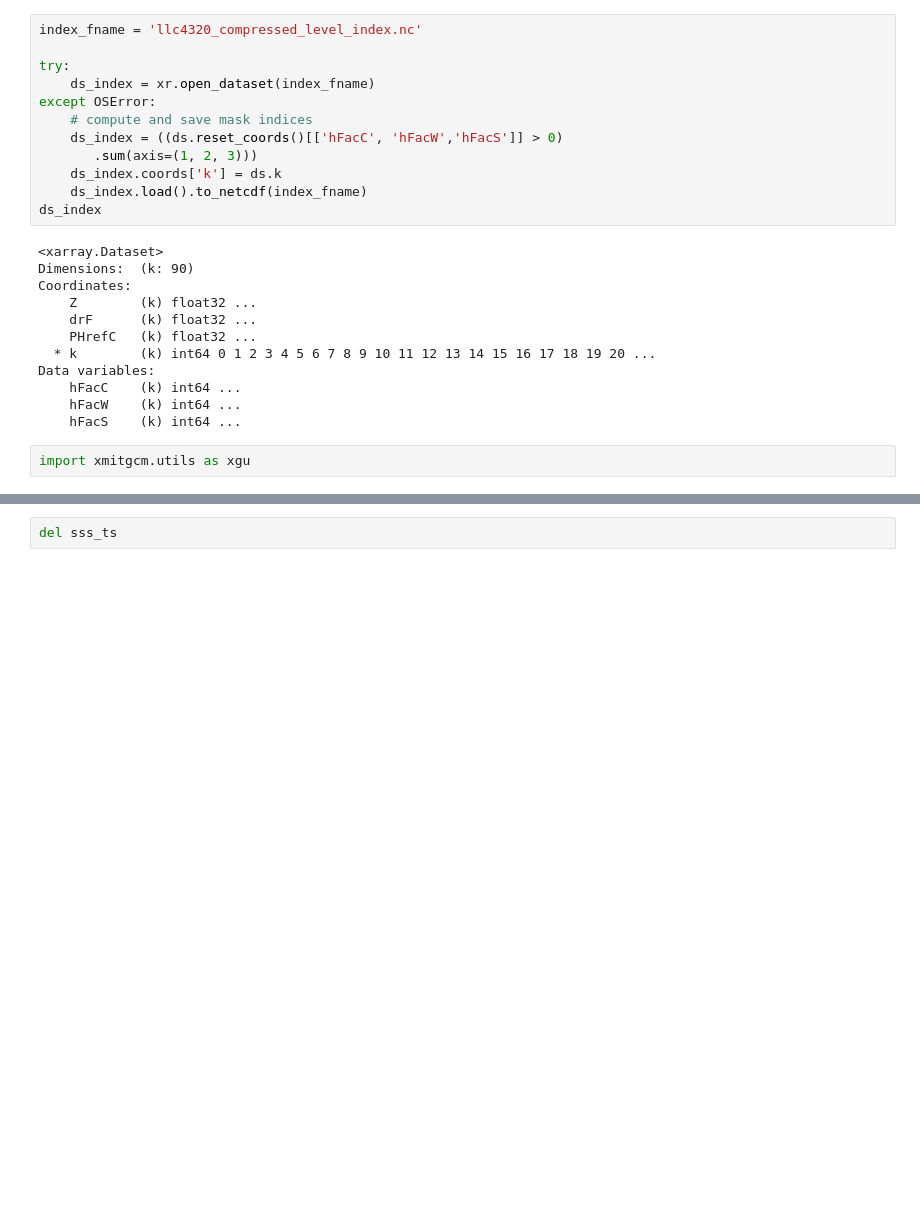
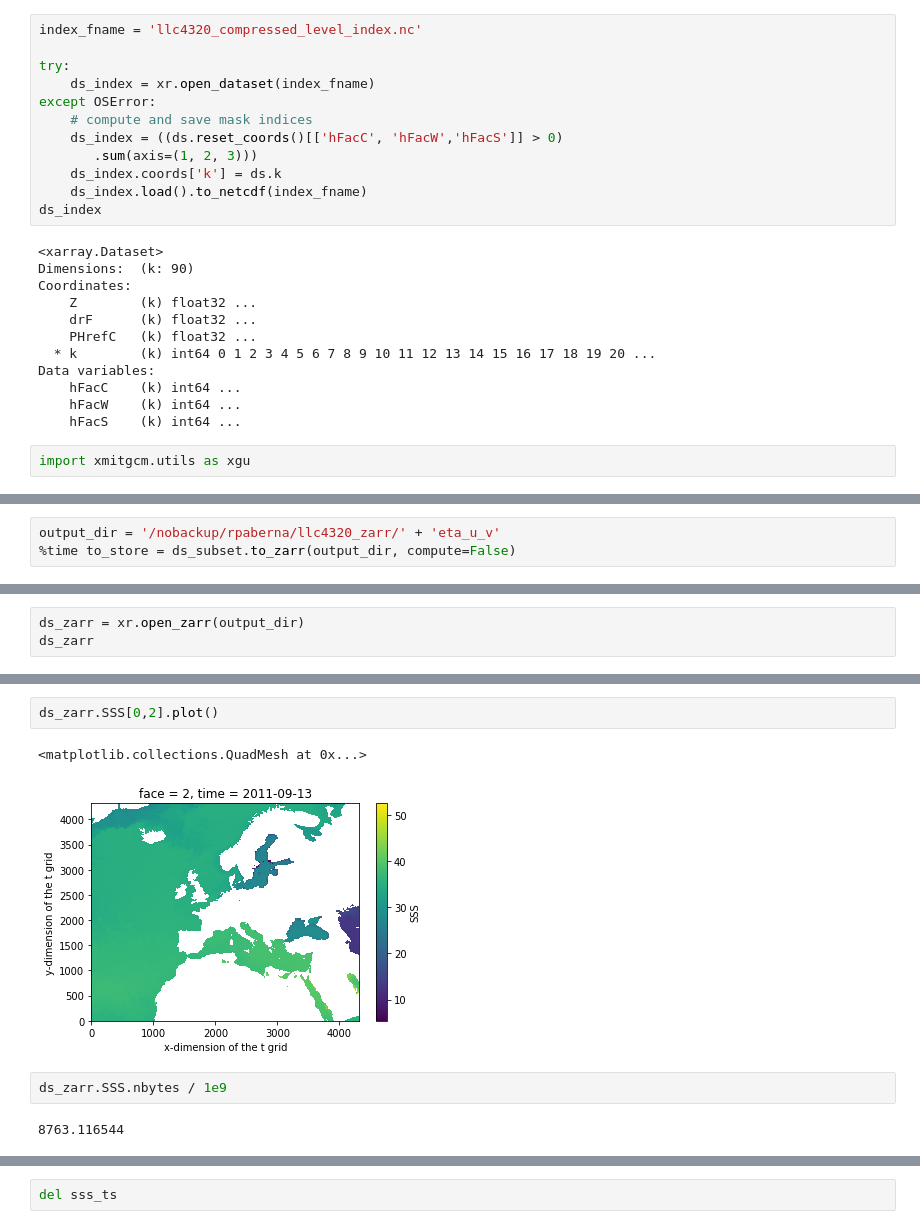
Before and after one commit to rabernat/llcreader, a Jupyter notebook: load_llc.ipynb, the cells around one changed output, grey strips where cells are left out. Saved outputs shown, nothing was run; the diff lists cells and outputs as text; blank space fills up the shorter version.

```diff
--- a/load_llc.ipynb
+++ b/load_llc.ipynb
@@ -176,0 +331,3 @@ ds_subset.nbytes / 1e9
+# %%
+output_dir = '/nobackup/rpaberna/llc4320_zarr/' + 'eta_u_v'
+%time to_store = ds_subset.to_zarr(output_dir, compute=False)
@@ -178,0 +460,3 @@ sss_ts = ds_subset.SSS.mean(dim=('face', 'j', 'i')).persist()
+# %%
+ds_zarr = xr.open_zarr(output_dir)
+ds_zarr
@@ -178,0 +481,9 @@ sss_ts = ds_subset.SSS.mean(dim=('face', 'j', 'i')).persist()
+# %%
+ds_zarr.SSS[0,2].plot()
+# %% [output]
+<matplotlib.collections.QuadMesh at 0x...>
+[figure, added]
+# %%
+ds_zarr.SSS.nbytes / 1e9
+# %% [output]
+8763.116544
```
Also changed, not shown: parts of 49 cells of this notebook.
